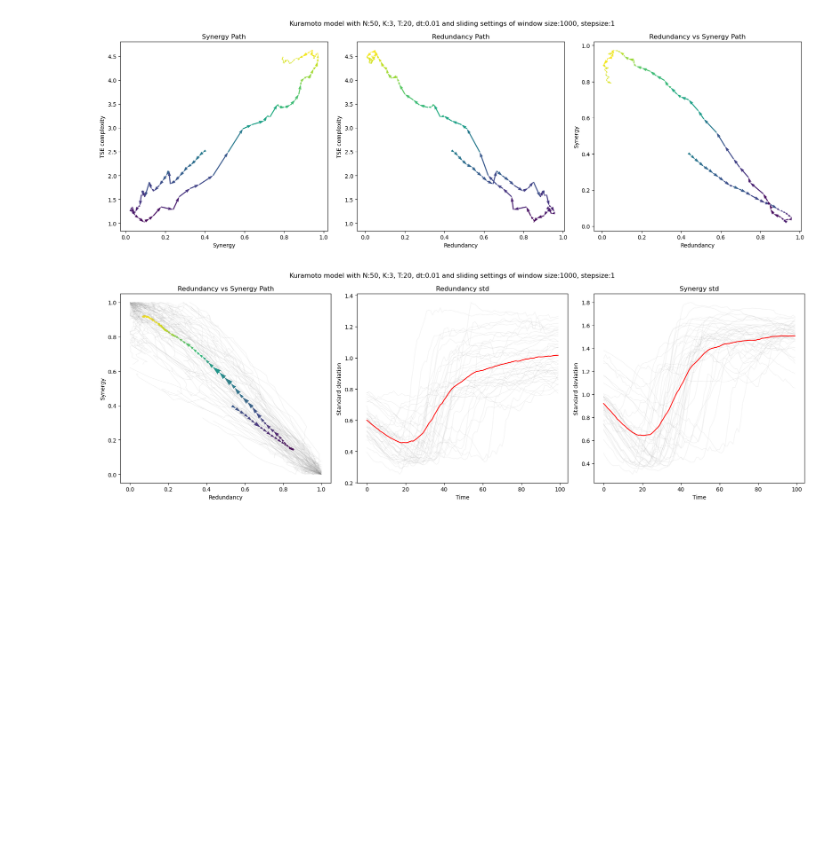
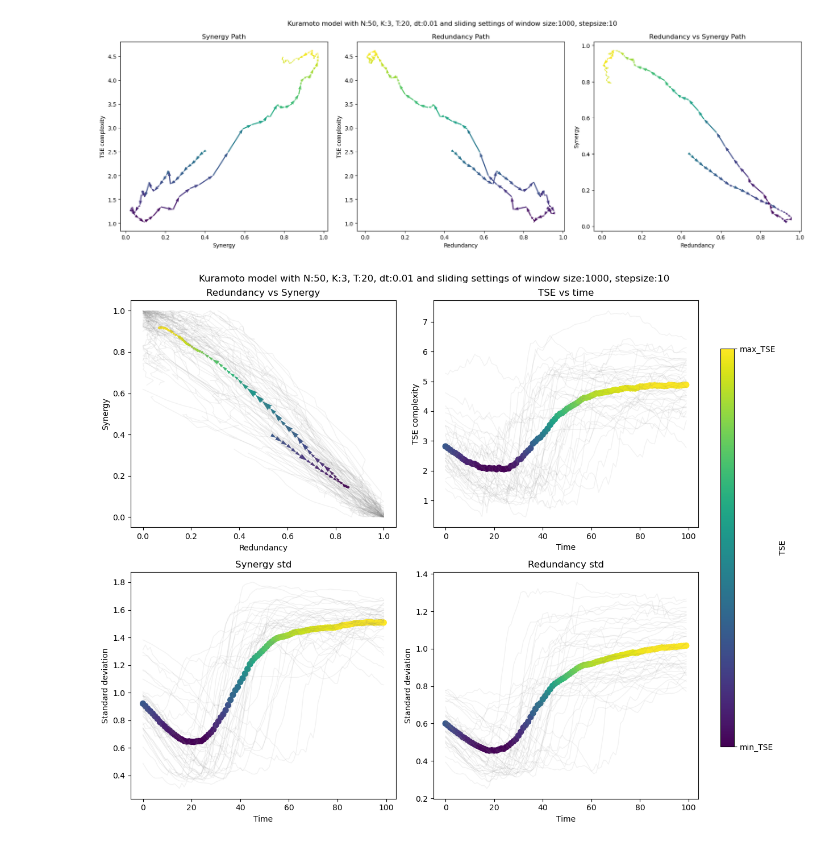
Before and after one commit to cyrilrommens/PhD_1, a Jupyter notebook: TSE_oscillator.ipynb, the cells around one changed output. Drawn from its saved outputs; the diff is of its cells as text; code cells hidden in the pictures; blank space fills up the shorter version.

Commit message:
confusion about TSE behaviour. Shouldnt redundancy decrease for TSE to increase? Look into this before moving on with comparing Kuramoto models and dimensions

```diff
--- a/TSE_oscillator.ipynb
+++ b/TSE_oscillator.ipynb
@@ -160,7 +160,7 @@ def interactions_values_relative(df_input, window_size=0, window_step=0, dimensi
         TC_sum = sum(Nfree_energy.values())
         S_sum = (TC_sum-MI_sum)/2
         R_sum = -(TC_sum+MI_sum)/2
-        TSE_value = compute_tse_complexity(Nfree_energy)
+        TSE_value = compute_tse_from_tc_dict_using_dit(Nfree_energy)
 
         # Add the new values to the dataframe
         new_row = pd.DataFrame({'R_sum': [R_sum], 'S_sum': [S_sum], 'TSE_value': [TSE_value]})
@@ -204,7 +204,7 @@ def simulate_kuramoto(N=5, K=1.0, T=10, dt=0.01):
     return frequencies
 
 # Simulate Kuramoto model for high order interactions with XGI
-def simulate_kuramoto_xgi(H, k2, k3, omega=None, theta=None, timesteps=10000, dt=0.002):
+def simulate_kuramoto_xgi(H, k2, k3, omega=None, theta=None, timesteps=2000, dt=0.01):
     H_int = xgi.convert_labels_to_integers(H, "label")
     links = H_int.edges.filterby("size", 2).members()
     triangles = H_int.edges.filterby("size", 3).members()
@@ -262,7 +262,7 @@ def interactions_values_relative(df_input, window_size=0, window_step=0, dimensi
         R_std = np.std(R_values, ddof=1)
         S_sum = sum(S_values)
         R_sum = sum(R_values)
-        TSE_value = compute_tse_complexity(Nfree_energy)
+        TSE_value = compute_tse_from_tc_dict_using_dit(Nfree_energy)
 
         # Add the new values to the dataframe
         new_row = pd.DataFrame({'R_sum': [R_sum], 'S_sum': [S_sum], 'TSE_value': [TSE_value], 'R_std': [R_std], 'S_std':[S_std]})
@@ -286,22 +296,11 @@ Generate Kuramoto timeseries
 # %%
-# Obtain data for pairwise Kuramoto model
-N = 50  # Number of oscillators
-K = 3  # Coupling strength
-T = 20  # Duration of simulation in seconds
-dt = 0.01  # Time step
-
-frequencies = simulate_kuramoto(N=N, K=K, T=T, dt=dt)
-frequencies_df = pd.DataFrame(frequencies)
-frequencies_df = frequencies_df.transpose()
-
-
 # Obtain data for high order Kuramoto model
 n = 50   # Number of oscillators
 H = xgi.random_hypergraph(n, [0.05, 0.001], seed=None) # Generate a random hypergraph
 omega = np.random.normal(0, 1, n)   # Define natural frequencies
 theta = np.random.uniform(0, 2 * np.pi, n)   # Define initial phases
 
-theta_time, times = simulate_kuramoto_xgi(H, k2=2, k3=3, omega=omega, theta=theta)
+theta_time, times = simulate_kuramoto_xgi(H, k2=3, k3=0, omega=omega, theta=theta)
 frequencies_df = pd.DataFrame(theta_time)
 # %%
 # Obtain information metrics
@@ -778,65 +735,78 @@ plt.show()
 # %% [output]
 [figure]
 # %%
-# Create a figure with 1 row and 3 columns for subplots
-fig, axes = plt.subplots(1, 3, figsize=(18, 6))
+# Create a 2x2 figure for subplots
+fig, axes = plt.subplots(2, 2, figsize=(12, 10))
 
 # Compute the average of the simulations
 df_averaged = sum(all_dfs) / len(all_dfs)
 df = df_averaged
 
 # Extract data
-x1, y1 = df['S_std'], df.index
-x2, y2 = df['R_std'], df.index
+x1, y1, c1 = df['S_std'], df.index, df['TSE_value']
+x2, y2, c2 = df['R_std'], df.index, df['TSE_value']
 x3, y3, c3 = df['R_sum'], df['S_sum'], df['TSE_value']
 
 # Compute arrow directions (differences between consecutive points)
 dx3, dy3 = np.diff(x3), np.diff(y3)
 
 # Normalize colors based on TSE_value
 norm = mcolors.Normalize(vmin=df['TSE_value'].min(), vmax=df['TSE_value'].max())
 cmap = plt.cm.viridis
 
-# First subplot for Redundancy vs Synergy path
+# First subplot (Redundancy vs Synergy path)
+ax1 = axes[0, 0]
 for df in all_dfs:
-    axes[0].plot(df['R_sum'], df['S_sum'], color='grey', linewidth=1, alpha=0.1)
-q3 = axes[0].quiver(x3[:-1], y3[:-1], dx3, dy3, c3[:-1], cmap=cmap, norm=norm, angles='xy', scale_units='xy', scale=1, width=0.01, alpha=1)
-axes[0].set_xlabel('Redundancy')
-axes[0].set_ylabel('Synergy')
-axes[0].set_title('Redundancy vs Synergy Path')
+    ax1.plot(df['R_sum'], df['S_sum'], color='grey', linewidth=1, alpha=0.1)
+q3 = ax1.quiver(x3[:-1], y3[:-1], dx3, dy3, c3[:-1], cmap=cmap, norm=norm, angles='xy', scale_units='xy', scale=1, width=0.01, alpha=1)
+ax1.set_xlabel('Redundancy')
+ax1.set_ylabel('Synergy')
+ax1.set_title('Redundancy vs Synergy')
 
-# Second subplot for Redundancy path
+# Second subplot (TSE vs time)
+ax2 = axes[0, 1]
 for df in all_dfs:
-    axes[1].plot(df.index, df['R_std'], color='grey', linewidth=1, alpha=0.1)
-axes[1].plot(y2, x2, color='red')
-axes[1].set_xlabel('Time')
-axes[1].set_ylabel('Standard deviation')
-axes[1].set_title('Redundancy std')
+    ax2.plot(df.index, df['TSE_value'], color='grey', linewidth=1, alpha=0.1)
+ax2.scatter(df.index, c3, c=c3, cmap=cmap, norm=norm, s=50)
+ax2.set_xlabel('Time')
+ax2.set_ylabel('TSE complexity')
+ax2.set_title('TSE vs time')
 
-# Third subplot for Synergy path
+# Third subplot (Synergy std vs time)
+ax3 = axes[1, 0]
 for df in all_dfs:
-    axes[2].plot(df.index, df['S_std'], color='grey', linewidth=1, alpha=0.1)
-axes[2].plot(y1, x1, color='red')
-axes[2].set_xlabel('Time')
-axes[2].set_ylabel('Standard deviation')
-axes[2].set_title('Synergy std')
+    ax3.plot(df.index, df['S_std'], color='grey', linewidth=1, alpha=0.1)
+ax3.scatter(y1, x1, c=c1, cmap=cmap, norm=norm, s=50)
+ax3.set_xlabel('Time')
+ax3.set_ylabel('Standard deviation')
+ax3.set_title('Synergy std')
 
-# Add a single colorbar for all subplots, placed to the right of the left subplot
-# cbar = fig.colorbar(plt.cm.ScalarMappable(norm=norm, cmap=cmap), ax=axes[0], orientation='horizontal', fraction=0.02, pad=0.12)
-# cbar.set_label('TSE')
+# Fourth subplot (Redundancy std vs time)
+ax4 = axes[1, 1]
+for df in all_dfs:
+    ax4.plot(df.index, df['R_std'], color='grey', linewidth=1, alpha=0.1)
+ax4.scatter(y2, x2, c=c2, cmap=cmap, norm=norm, s=50)
+ax4.set_xlabel('Time')
+ax4.set_ylabel('Standard deviation')
+ax4.set_title('Redundancy std')
+
+# Add a single colorbar for all subplots, placed beside the right column
+cbar_ax = fig.add_axes([0.92, 0.15, 0.02, 0.7])
+cbar = fig.colorbar(plt.cm.ScalarMappable(norm=norm, cmap=cmap), cax=cbar_ax)
+cbar.set_label('TSE')
 
 # Modify the colorbar labels to 'min_TSE' and 'max_TSE'
 min_TSE = c3.min()
 max_TSE = c3.max()
 cbar.set_ticks([min_TSE, max_TSE])
 cbar.set_ticklabels(['min_TSE', 'max_TSE'])
 
-# Adjust layout to avoid overlap and display the plot
+# Adjust layout to avoid overlap
 plt.suptitle(f'Kuramoto model with N:{N}, K:{K}, T:{T}, dt:{dt} and sliding settings of window size:{window_size}, stepsize:{window_step}')
-plt.tight_layout()
+plt.tight_layout(rect=[0, 0, 0.9, 1])
 plt.show()
 # %% [output]
-[figure, old version]
+[figure, new version]
 # %%
 # Create a figure with 1 row and 3 columns for subplots
 fig, axes = plt.subplots(1, 3, figsize=(18, 6))
```
Also changed, not shown: parts of 9 cells of this notebook, 11 other files.
